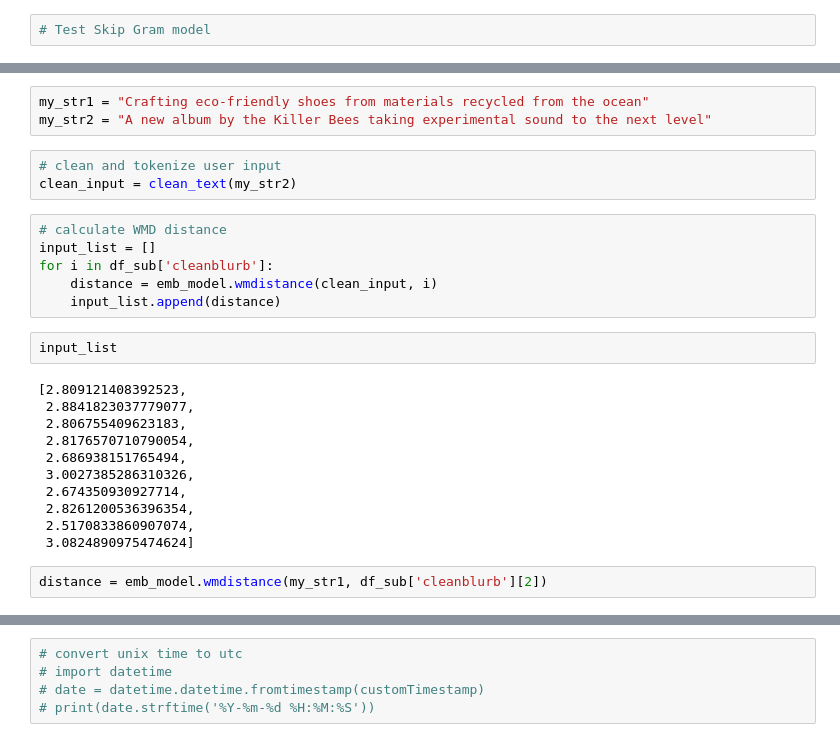
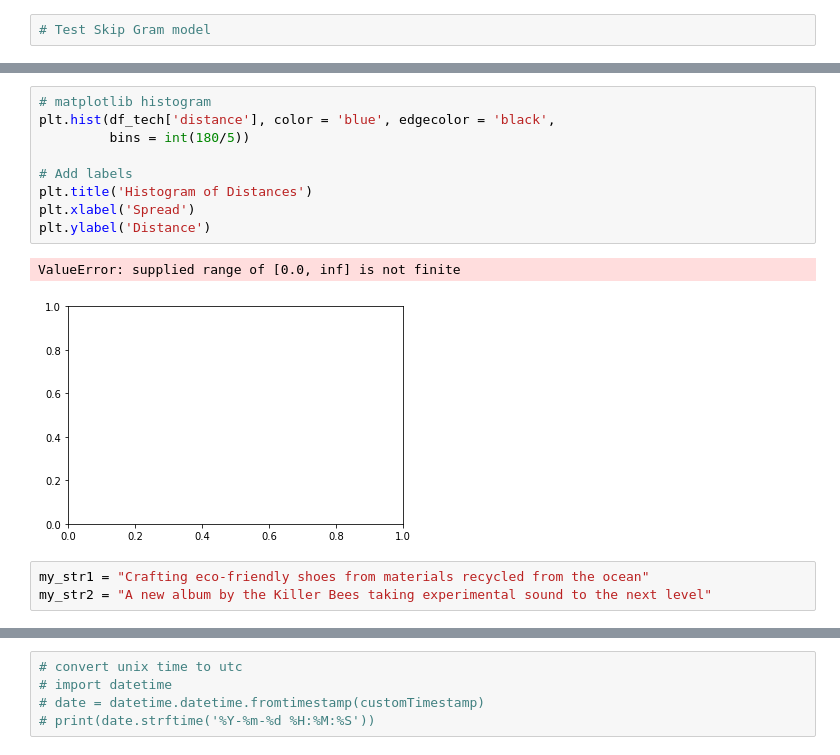
Before and after one commit to ChevyWilliams/insight, a Jupyter notebook: W2VModeling.ipynb, the cells around one changed output, grey strips where cells are left out. Saved outputs shown, nothing was run; the diff lists cells and outputs as text.

```diff
--- a/W2VModeling.ipynb
+++ b/W2VModeling.ipynb
@@ -630,27 +674,15 @@ appdf_sub.to_pickle('appdf_sub.pkl')
+# %%
+# matplotlib histogram
+plt.hist(df_tech['distance'], color = 'blue', edgecolor = 'black',
+         bins = int(180/5))
+
+# Add labels
+plt.title('Histogram of Distances')
+plt.xlabel('Spread')
+plt.ylabel('Distance')
+# %% [output]
+ValueError: supplied range of [0.0, inf] is not finite
+[figure, added]
 # %%
 my_str1 = "Crafting eco-friendly shoes from materials recycled from the ocean"
 my_str2 = "A new album by the Killer Bees taking experimental sound to the next level"
-# %%
-# clean and tokenize user input
-clean_input = clean_text(my_str2)
-# %%
-# calculate WMD distance
-input_list = []
-for i in df_sub['cleanblurb']:
-    distance = emb_model.wmdistance(clean_input, i)
-    input_list.append(distance)
-# %%
-input_list
-# %% [output]
-[2.809121408392523,
- 2.8841823037779077,
- 2.806755409623183,
- 2.8176570710790054,
- 2.686938151765494,
- 3.0027385286310326,
- 2.674350930927714,
- 2.8261200536396354,
- 2.5170833860907074,
- 3.0824890975474624]
-# %%
-distance = emb_model.wmdistance(my_str1, df_sub['cleanblurb'][2])
```
Also changed, not shown: parts of 42 cells of this notebook, 4 other files.
